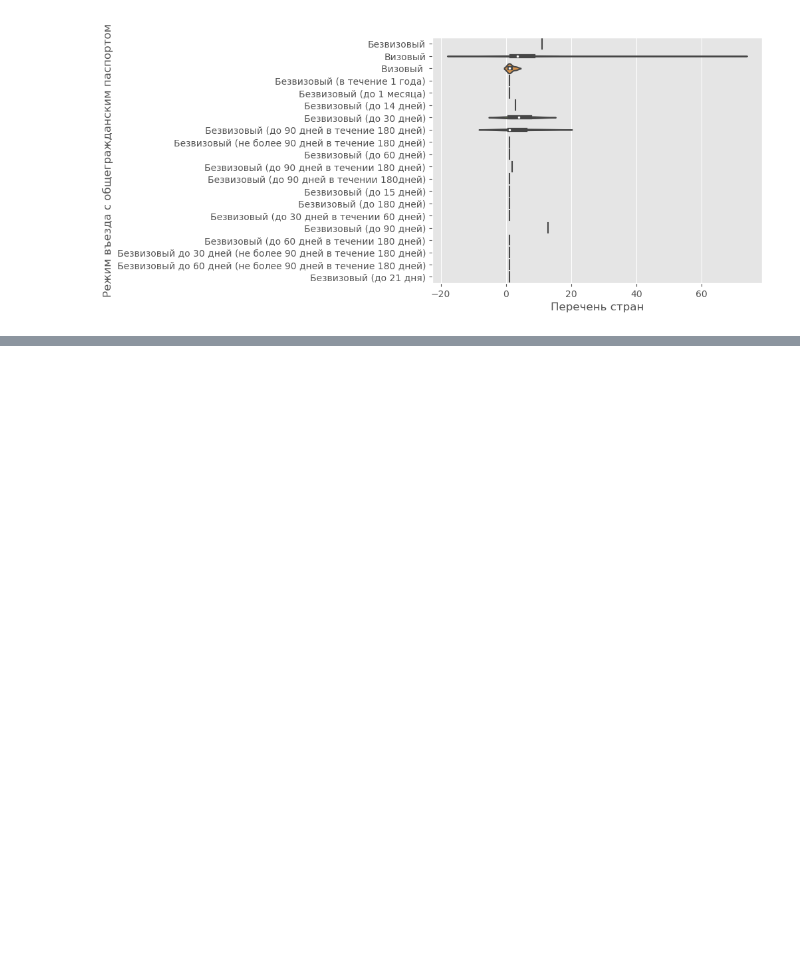
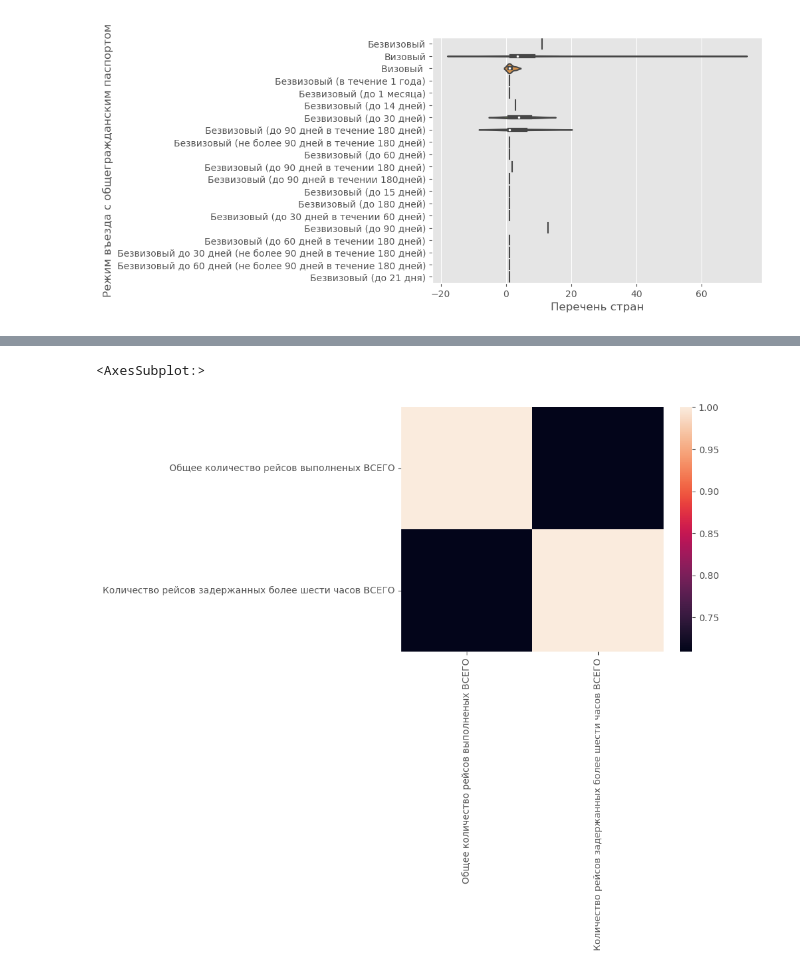
Before and after one commit to paulyurlov/DataVisualization, a Jupyter notebook: Семринар_11.ipynb, the cells around one changed output, grey strips where cells are left out. Cells and saved outputs as stored; diff of their text form; code cells hidden in the pictures; blank space fills up the shorter version.

```diff
--- a/Семринар_11.ipynb
+++ b/Семринар_11.ipynb
@@ -134,0 +222,5 @@ tmp
+# %%
+sns.heatmap(df[:20][['Общее количество рейсов выполненых ВСЕГО', 'Количество рейсов задержанных более шести часов ВСЕГО']].corr())
+# %% [output]
+<AxesSubplot:>
+[figure, added]
```
Also changed, not shown: parts of 8 cells of this notebook, 2 other files.
